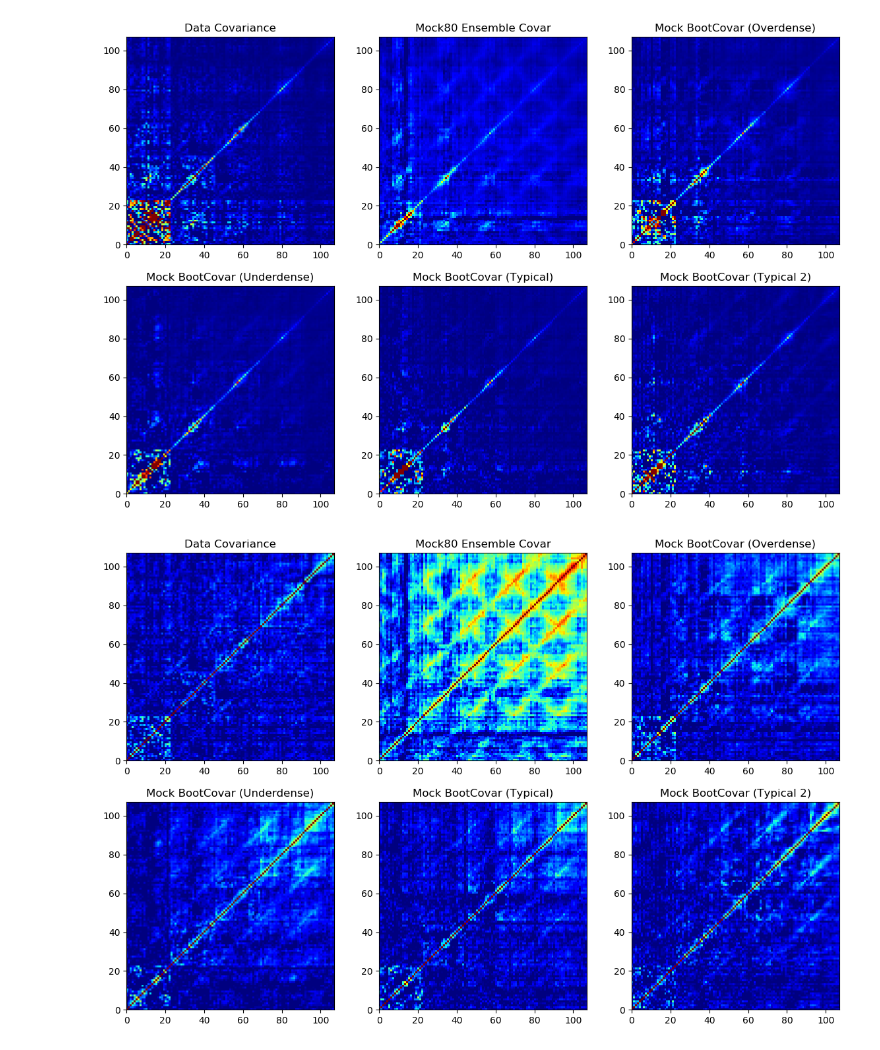
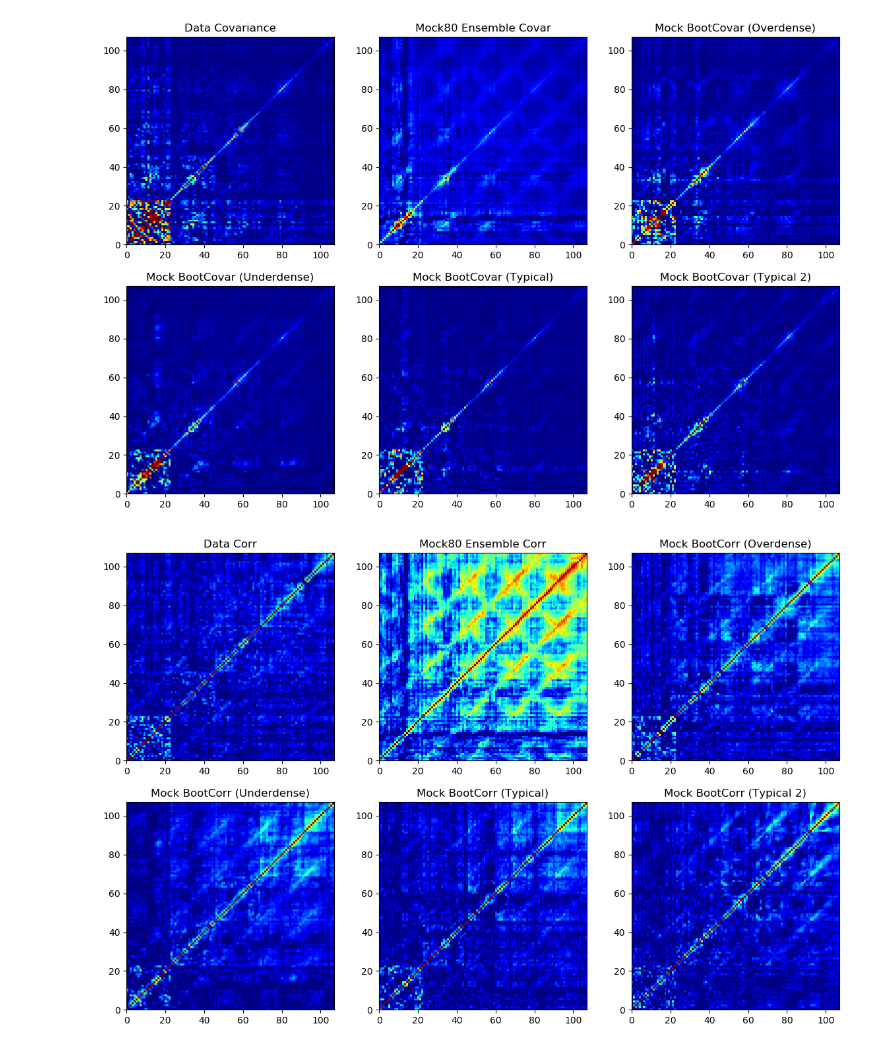
Before and after one commit to kheegan/crosscorr2017, a Jupyter notebook: CompareCovar_Mock.ipynb, the cells around one changed output. Drawn from its saved outputs; the diff is of its cells as text; code cells hidden in the pictures.

Commit message:
Added CompareCovar_Mock to compare covariances between mock ensemble and bootstrap

```diff
--- a/CompareCovar_Mock.ipynb
+++ b/CompareCovar_Mock.ipynb
@@ -155,39 +155,39 @@ ax1.pcolormesh(xmesh, ymesh, corr_mosdef, cmap='jet', vmin=0., vmax=1)
 ax1.set_aspect('equal')
 ax1.set_xlim(0, max_bin)
 ax1.set_ylim(0,max_bin)
-ax1.set_title('Data Covariance')
+ax1.set_title('Data Corr')
 
 
 ax2.pcolormesh(xmesh, ymesh, corr_mocks, cmap='jet', vmin=0., vmax=1)
 ax2.set_aspect('equal')
 ax2.set_xlim(0, max_bin)
 ax2.set_ylim(0,max_bin)
-ax2.set_title('Mock80 Ensemble Covar')
+ax2.set_title('Mock80 Ensemble Corr')
 
 ax3.pcolormesh(xmesh, ymesh, corr_over, cmap='jet', vmin=0., vmax=1)
 ax3.set_aspect('equal')
 ax3.set_xlim(0, max_bin)
 ax3.set_ylim(0,max_bin)
-ax3.set_title('Mock BootCovar (Overdense)')
+ax3.set_title('Mock BootCorr (Overdense)')
 
 ax4.pcolormesh(xmesh, ymesh, corr_under, cmap='jet', vmin=0., vmax=1)
 ax4.set_aspect('equal')
 ax4.set_xlim(0, max_bin)
 ax4.set_ylim(0,max_bin)
-ax4.set_title('Mock BootCovar (Underdense)')
+ax4.set_title('Mock BootCorr (Underdense)')
 
 ax5.pcolormesh(xmesh, ymesh, corr_ave, cmap='jet', vmin=0., vmax=1)
 ax5.set_aspect('equal')
 ax5.set_xlim(0, max_bin)
 ax5.set_ylim(0,max_bin)
-ax5.set_title('Mock BootCovar (Typical)')
+ax5.set_title('Mock BootCorr (Typical)')
 
 ax6.pcolormesh(xmesh, ymesh, corr_ave2, cmap='jet', vmin=0., vmax=1)
 ax6.set_aspect('equal')
 ax6.set_xlim(0, max_bin)
 ax6.set_ylim(0,max_bin)
-ax6.set_title('Mock BootCovar (Typical 2)')
+ax6.set_title('Mock BootCorr (Typical 2)')
 
 plt.show()
 # %% [output]
-[figure, old version]
+[figure, new version]
```
